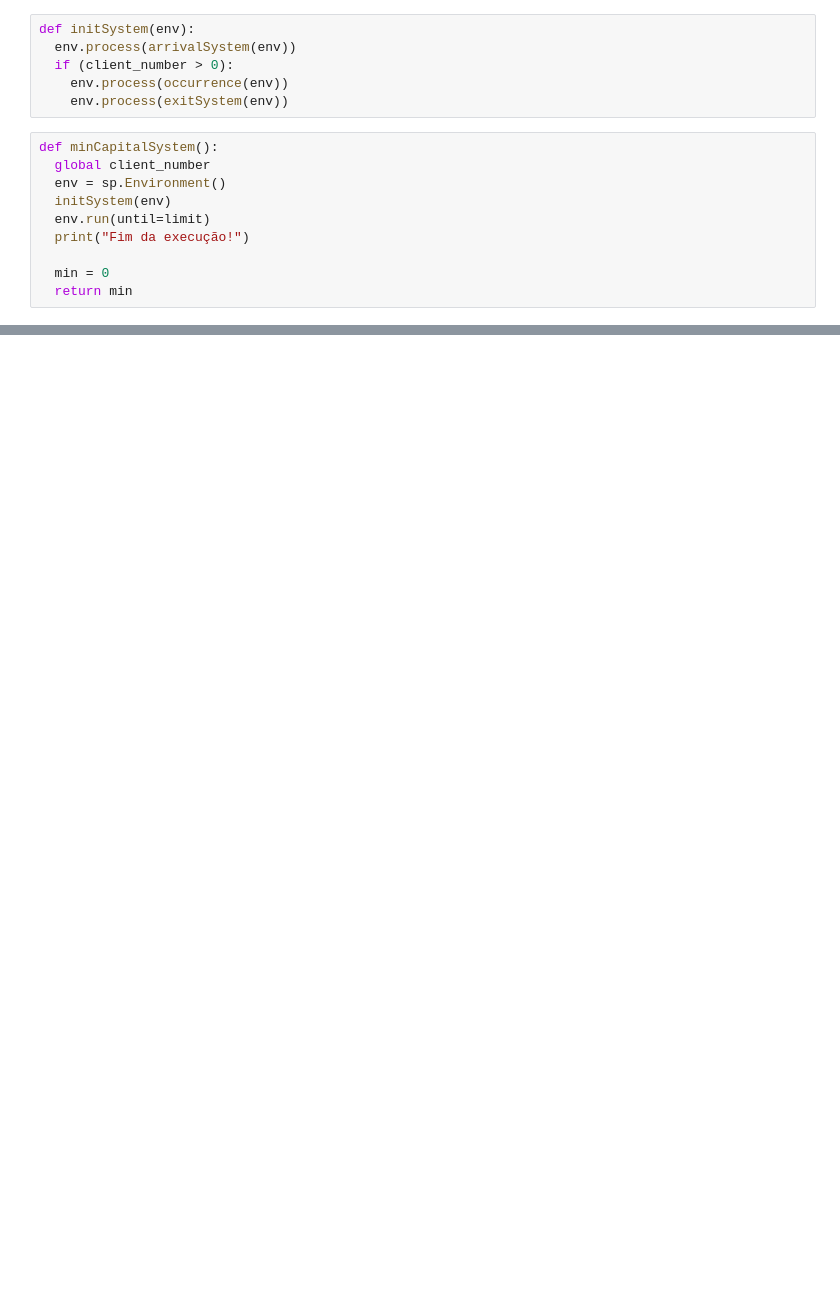
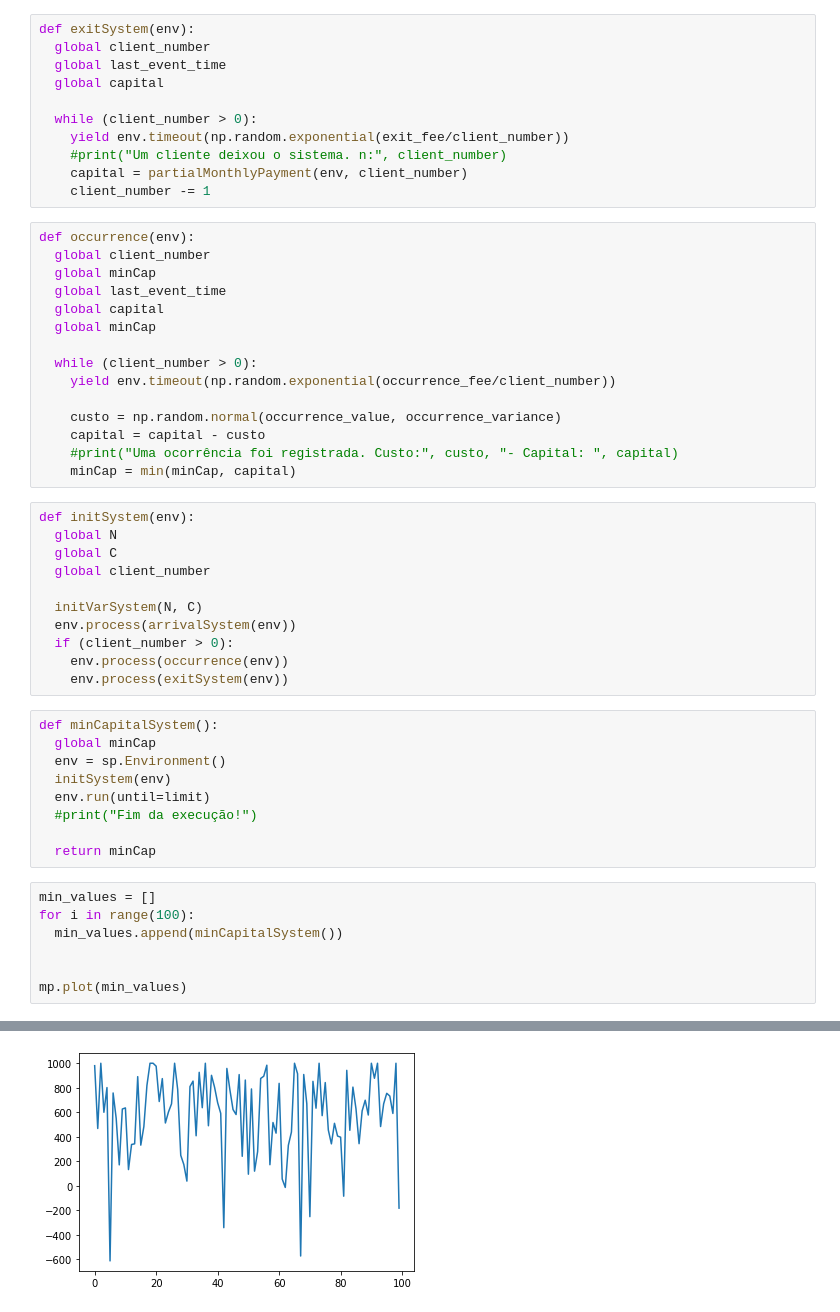
Before and after one commit to Joab-S/SimulacaoEstocasticaUFC, a Jupyter notebook: SistemaDeSeguros.ipynb, the cells around one changed output, grey strips where cells are left out. Saved outputs shown, nothing was run; the diff lists cells and outputs as text; blank space fills up the shorter version.

```diff
--- a/SistemaDeSeguros.ipynb
+++ b/SistemaDeSeguros.ipynb
@@ -51,16 +67,54 @@ def occurrence(env):
+# %%
+def exitSystem(env):
+  global client_number
+  global last_event_time
+  global capital
+
+  while (client_number > 0):
+    yield env.timeout(np.random.exponential(exit_fee/client_number))
+    #print("Um cliente deixou o sistema. n:", client_number)
+    capital = partialMonthlyPayment(env, client_number)
+    client_number -= 1
+# %%
+def occurrence(env):
+  global client_number
+  global minCap
+  global last_event_time
+  global capital
+  global minCap
+
+  while (client_number > 0):
+    yield env.timeout(np.random.exponential(occurrence_fee/client_number))
+
+    custo = np.random.normal(occurrence_value, occurrence_variance)
+    capital = capital - custo
+    #print("Uma ocorrência foi registrada. Custo:", custo, "- Capital: ", capital)
+    minCap = min(minCap, capital)
 # %%
 def initSystem(env):
+  global N
+  global C
+  global client_number
+
+  initVarSystem(N, C)
   env.process(arrivalSystem(env))
   if (client_number > 0):
     env.process(occurrence(env))
     env.process(exitSystem(env))
 # %%
 def minCapitalSystem():
-  global client_number
+  global minCap
   env = sp.Environment()
   initSystem(env)
   env.run(until=limit)
-  print("Fim da execução!")
+  #print("Fim da execução!")
 
-  min = 0
-  return min
+  return minCap
+# %%
+min_values = []
+for i in range(100):
+  min_values.append(minCapitalSystem())
+
+
+mp.plot(min_values)
+# %% [output]
@@ -66,0 +122 @@ def minCapitalSystem():
+[figure, added]
```
Also changed, not shown: parts of 10 cells of this notebook.
